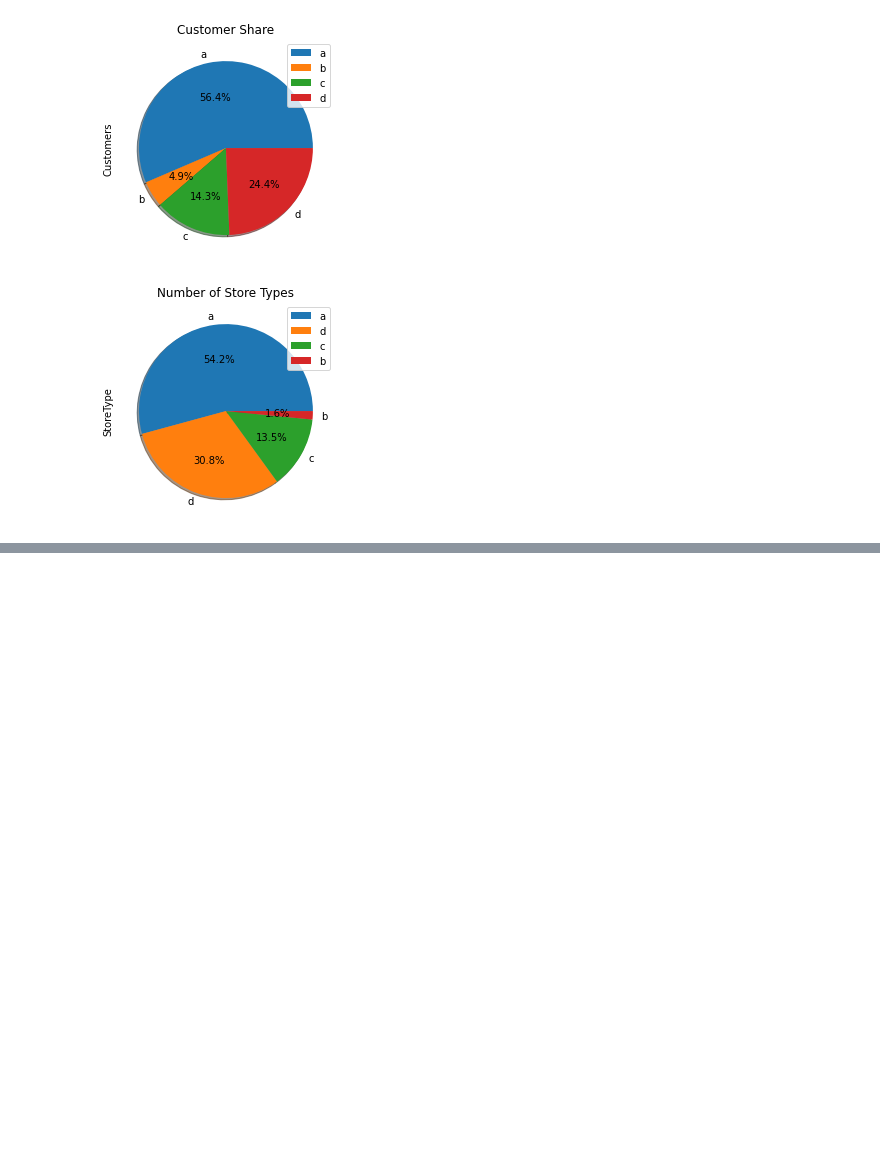
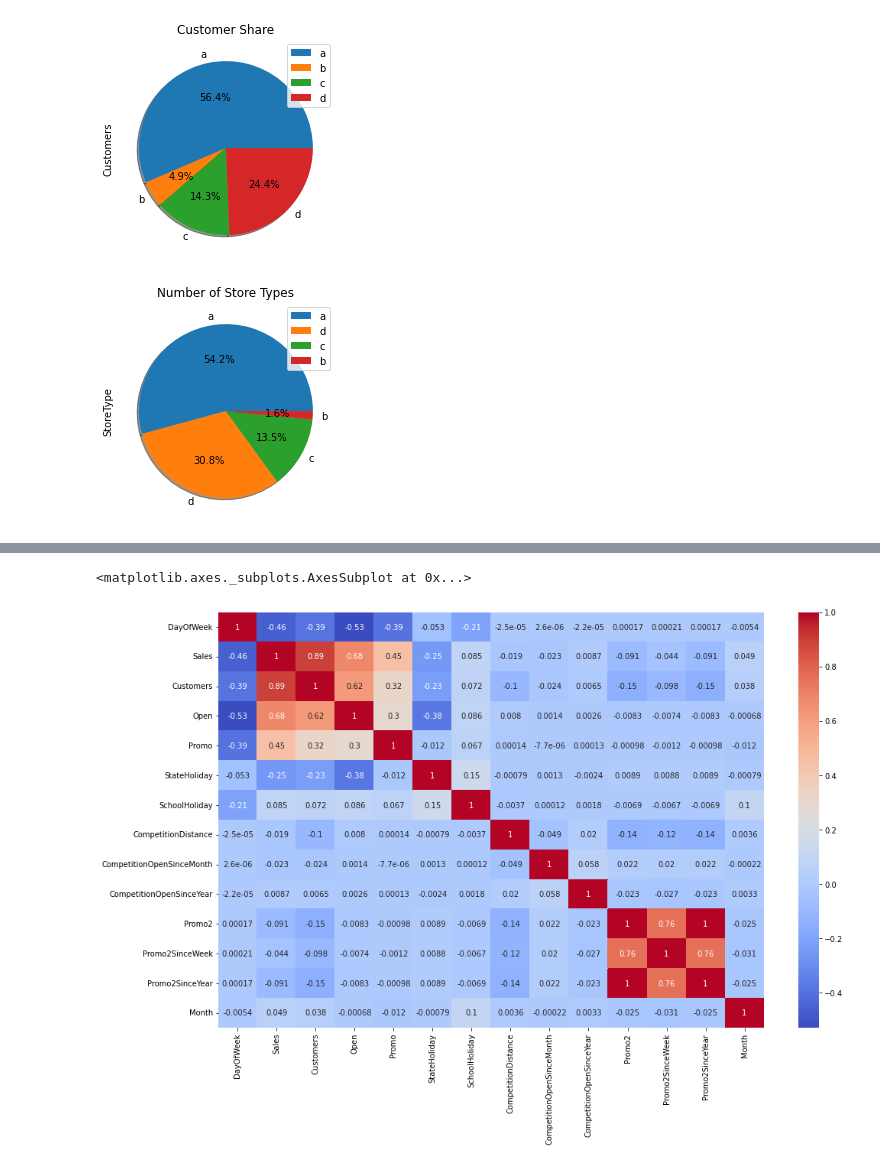
Before and after one commit to vithika-karan/Retail-Sales-Prediction, a Jupyter notebook: Rossmann_Sales_Prediction_Vithika_Karan.ipynb, the cells around one changed output, grey strips where cells are left out. Saved outputs shown, nothing was run; the diff lists cells and outputs as text; code cells hidden in the pictures; blank space fills up the shorter version.

```diff
--- a/Rossmann_Sales_Prediction_Vithika_Karan.ipynb
+++ b/Rossmann_Sales_Prediction_Vithika_Karan.ipynb
@@ -338,0 +401,12 @@ plt.show()
+# %%
+#we need only meaningful numeric columns here, let's drop the unnecessary to get a clear picture
+columns_to_drop = ['Store', 'Year', 'WeekOfYear', 'DayOfYear']
+corr_df = df.drop(columns = columns_to_drop, axis =1)
+corr_df['StateHoliday'].replace({'a':1, 'b':1,'c':1}, inplace=True)
+# %%
+#correlation heatmap
+plt.figure(figsize=(16,10))
+sns.heatmap(corr_df.corr(), cmap="coolwarm", annot=True)
+# %% [output]
+<matplotlib.axes._subplots.AxesSubplot at 0x...>
+[figure, added]
```
Also changed, not shown: parts of 17 cells of this notebook.
